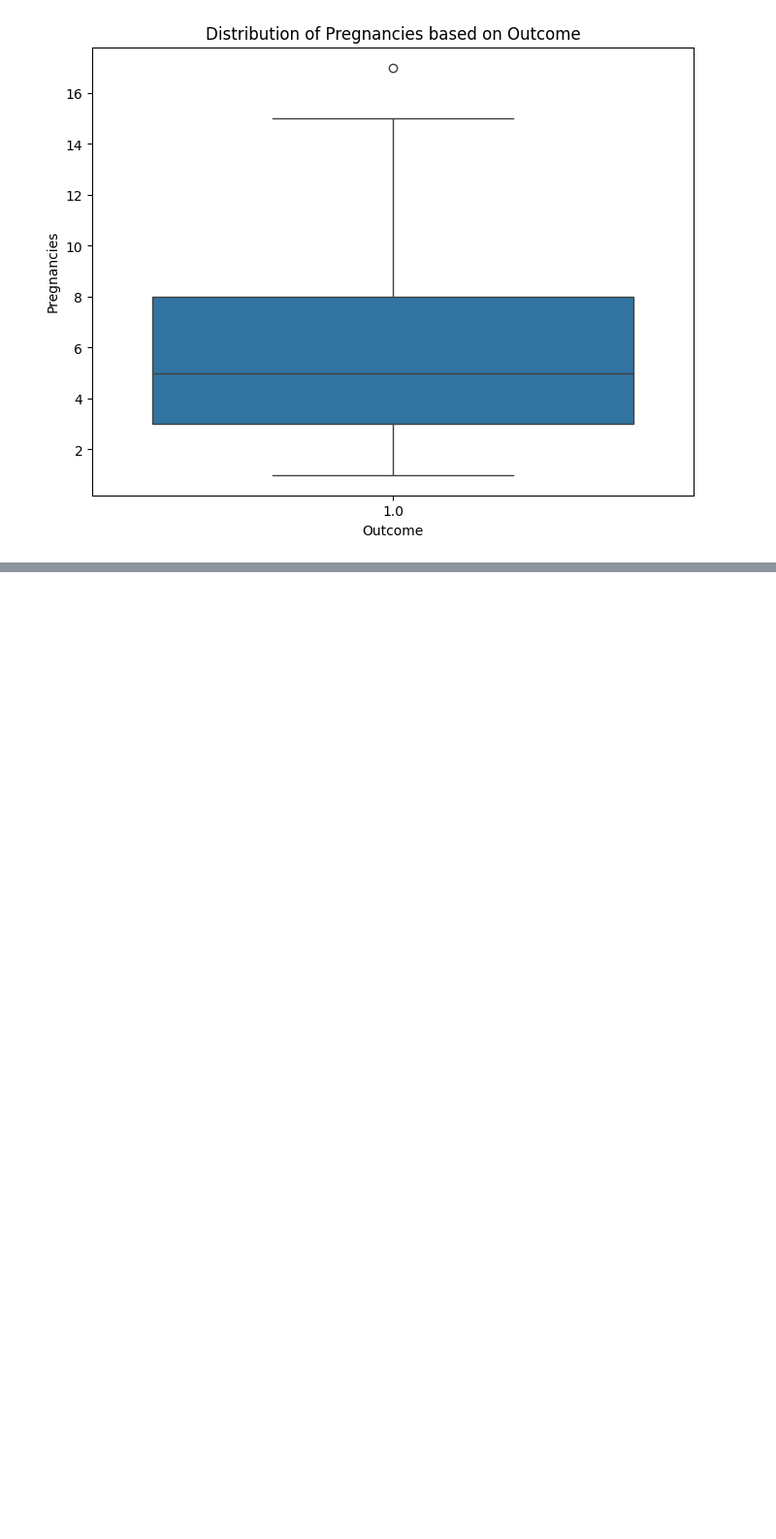
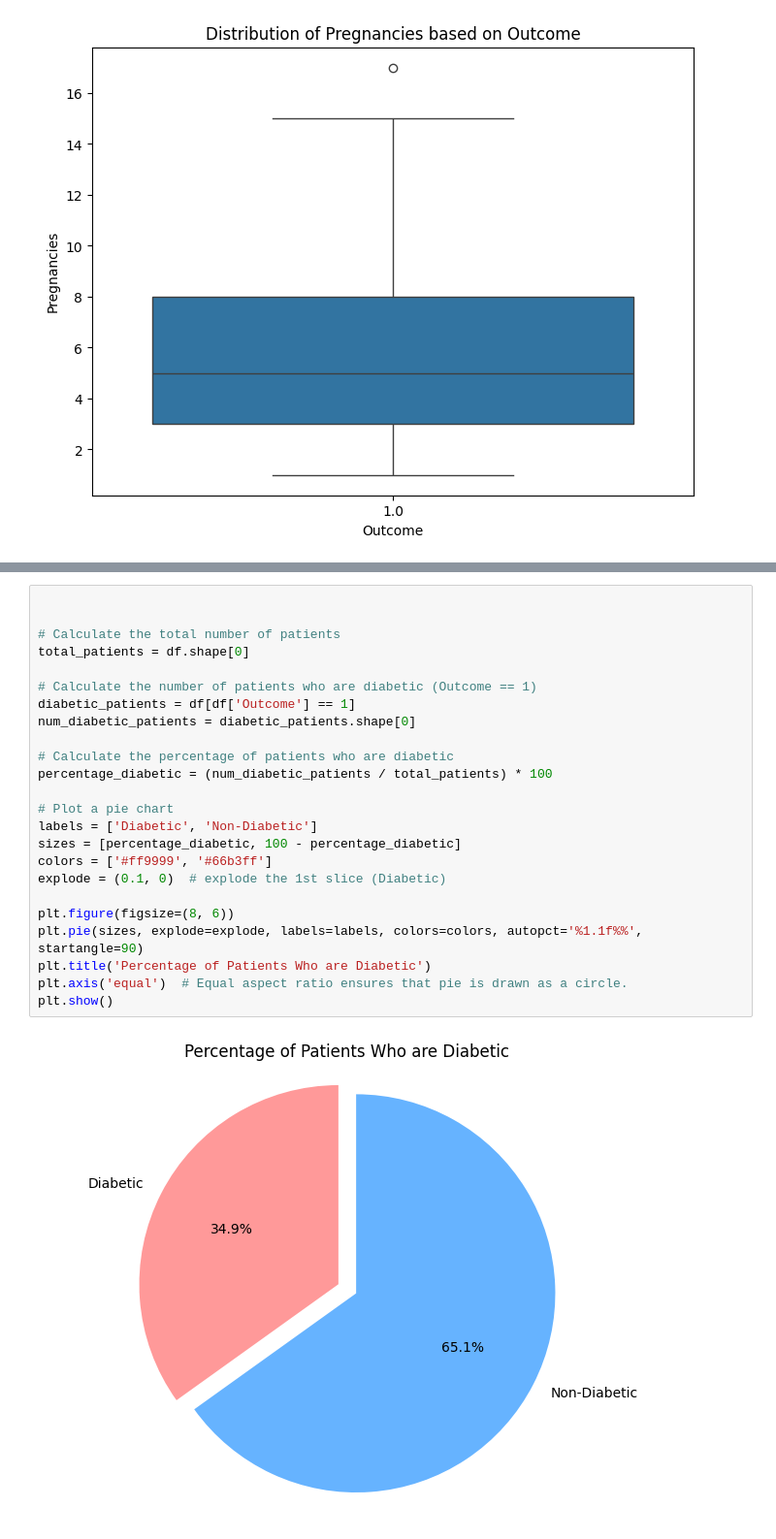
Before and after one commit to qurat-shakeel/Data-Analysis, a Jupyter notebook: Diabetes_dataset.ipynb, the cells around one changed output, grey strips where cells are left out. Shown at 97% size. Drawn from its saved outputs; the diff is of its cells as text; blank space fills up the shorter version.

Commit message:
pie chart

```diff
--- a/Diabetes_dataset.ipynb
+++ b/Diabetes_dataset.ipynb
@@ -382,0 +393,26 @@ plt.show()
+# %%
+
+
+# Calculate the total number of patients
+total_patients = df.shape[0]
+
+# Calculate the number of patients who are diabetic (Outcome == 1)
+diabetic_patients = df[df['Outcome'] == 1]
+num_diabetic_patients = diabetic_patients.shape[0]
+
+# Calculate the percentage of patients who are diabetic
+percentage_diabetic = (num_diabetic_patients / total_patients) * 100
+
+# Plot a pie chart
+labels = ['Diabetic', 'Non-Diabetic']
+sizes = [percentage_diabetic, 100 - percentage_diabetic]
+colors = ['#ff9999', '#66b3ff']
+explode = (0.1, 0)  # explode the 1st slice (Diabetic)
+
+plt.figure(figsize=(8, 6))
+plt.pie(sizes, explode=explode, labels=labels, colors=colors, autopct='%1.1f%%', startangle=90)
+plt.title('Percentage of Patients Who are Diabetic')
+plt.axis('equal')  # Equal aspect ratio ensures that pie is drawn as a circle.
+plt.show()
+# %% [output]
+[figure, added]
```
Also changed, not shown: parts of 3 cells of this notebook, 1 other file.
